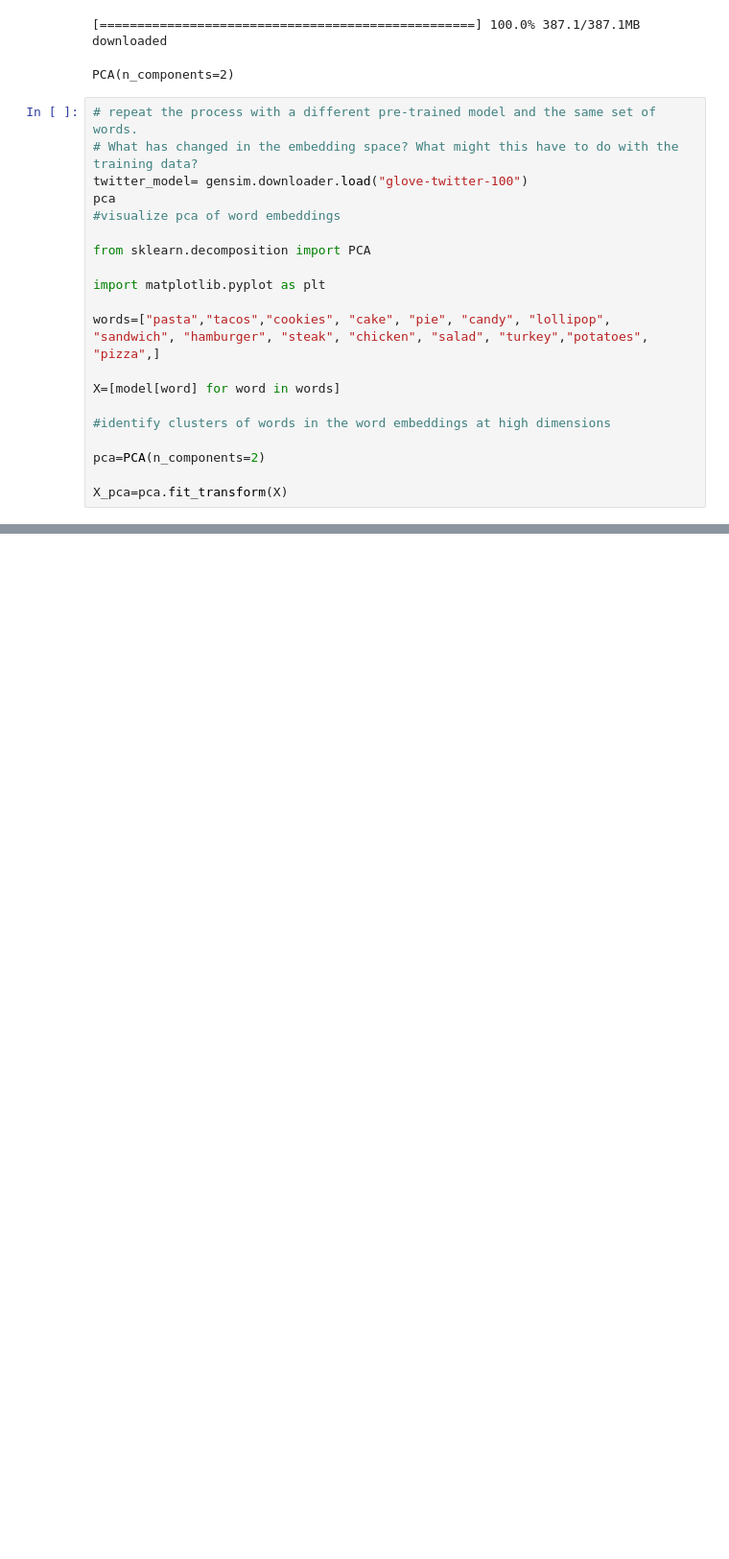
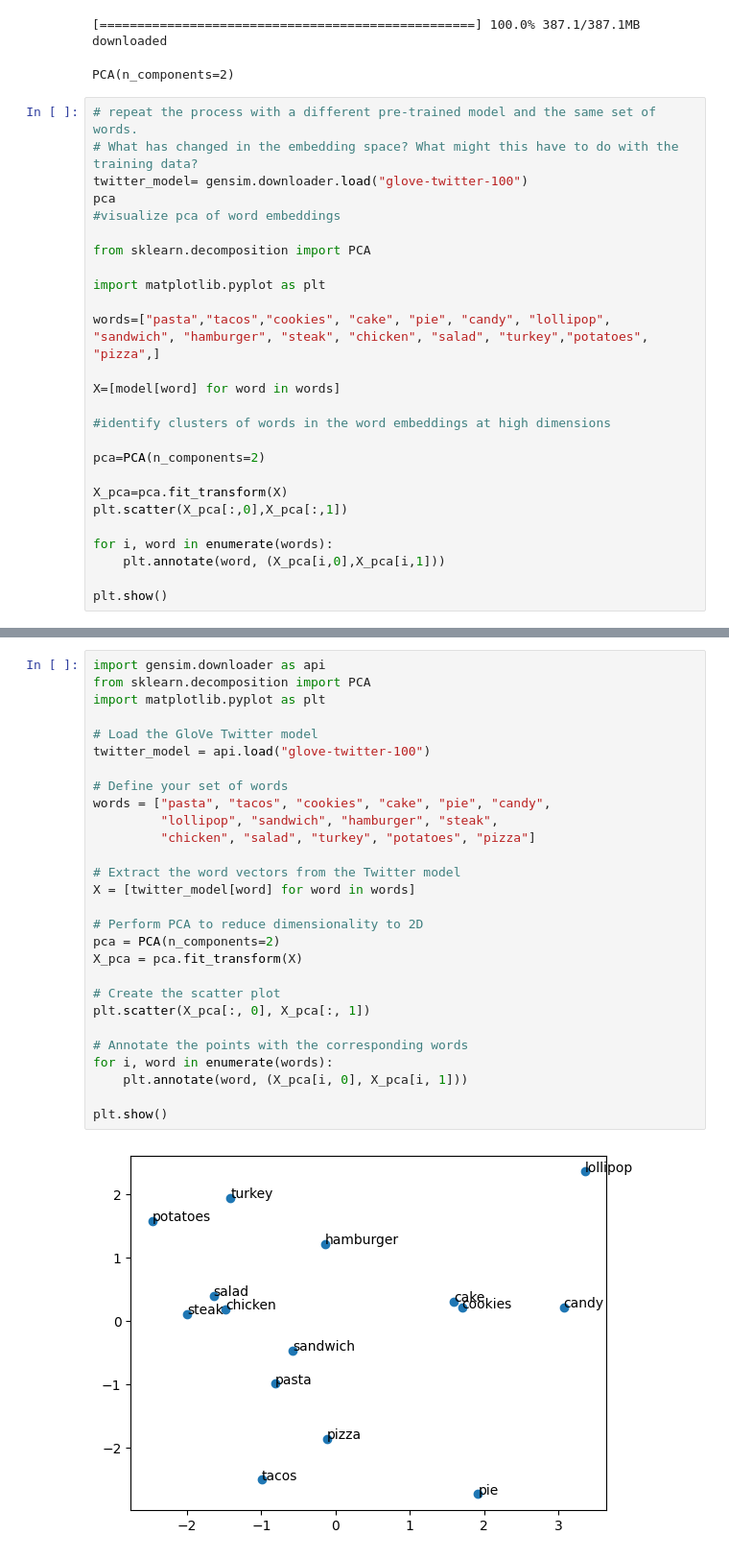
Before and after one commit to MattV15/project3-embeddings, a Jupyter notebook: Project 3 MVD.ipynb, the cells around one changed output, grey strips where cells are left out. Shown at 96% size. Drawn from its saved outputs; the diff is of its cells as text; blank space fills up the shorter version.

```diff
--- a/Project 3 MVD.ipynb
+++ b/Project 3 MVD.ipynb
@@ -178,3 +180,9 @@ X=[model[word] for word in words]
 pca=PCA(n_components=2)
 
 X_pca=pca.fit_transform(X)
+plt.scatter(X_pca[:,0],X_pca[:,1])
+
+for i, word in enumerate(words):
+    plt.annotate(word, (X_pca[i,0],X_pca[i,1]))
+
+plt.show()
@@ -180,0 +191,30 @@ X_pca=pca.fit_transform(X)
+# %%
+import gensim.downloader as api
+from sklearn.decomposition import PCA
+import matplotlib.pyplot as plt
+
+# Load the GloVe Twitter model
+twitter_model = api.load("glove-twitter-100")
+
+# Define your set of words
+words = ["pasta", "tacos", "cookies", "cake", "pie", "candy",
+         "lollipop", "sandwich", "hamburger", "steak",
+         "chicken", "salad", "turkey", "potatoes", "pizza"]
+
+# Extract the word vectors from the Twitter model
+X = [twitter_model[word] for word in words]
+
+# Perform PCA to reduce dimensionality to 2D
+pca = PCA(n_components=2)
+X_pca = pca.fit_transform(X)
+
+# Create the scatter plot
+plt.scatter(X_pca[:, 0], X_pca[:, 1])
+
+# Annotate the points with the corresponding words
+for i, word in enumerate(words):
+    plt.annotate(word, (X_pca[i, 0], X_pca[i, 1]))
+
+plt.show()
+# %% [output]
+[figure, added]
```
Also changed, not shown: parts of 12 cells of this notebook.
